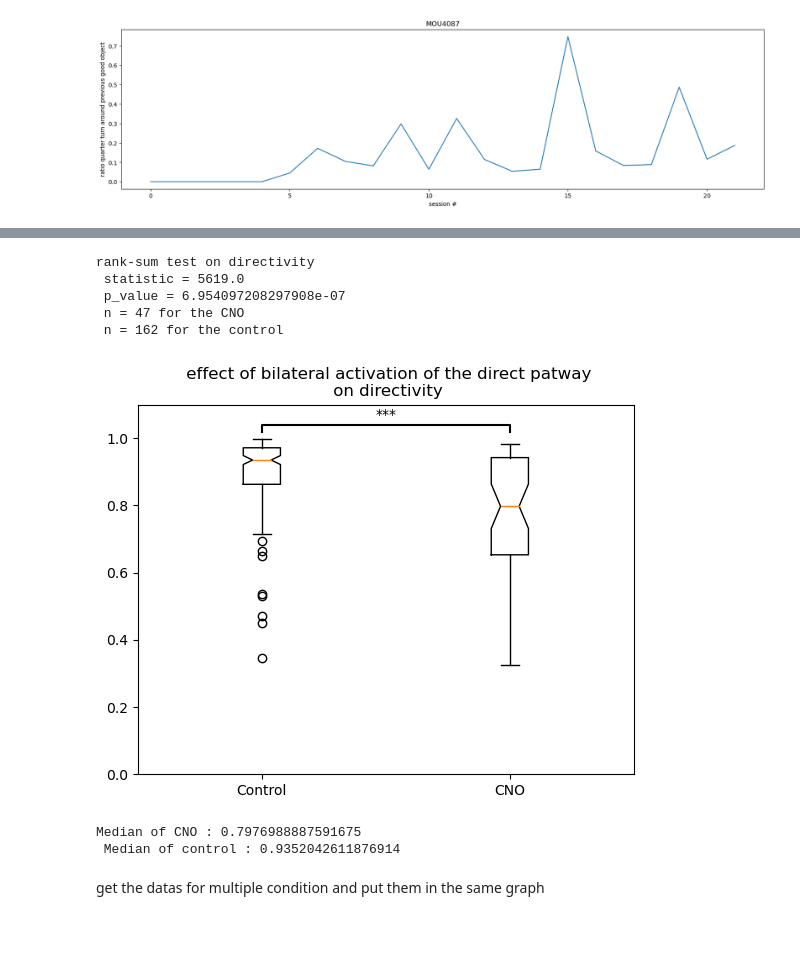
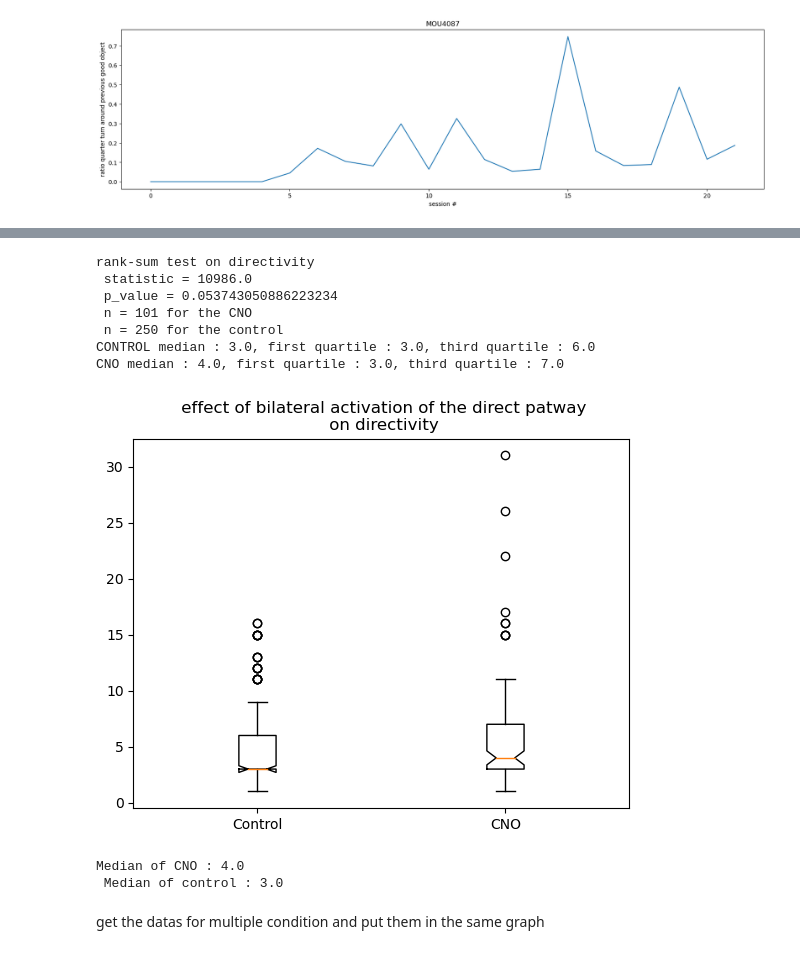
Before and after one commit to Siarkos/codes_internship_Robbe_2023, a Jupyter notebook: analysis_all_session.ipynb, the cells around one changed output, grey strips where cells are left out. Drawn from its saved outputs; the diff is of its cells as text; code cells hidden in the pictures.

```diff
--- a/analysis_all_session.ipynb
+++ b/analysis_all_session.ipynb
@@ -364,35 +370,3 @@ def suiviVariable(fonction_variable, liste_souris, metaData, meta_list_epoch, me
     # elif output_type == "median" : #the default is the median curve
     else :
         raise ValueError("graph type not recognized")
-# %%
-def stats_between_two_sessions(fonction_variable, liste_souris, metaData, meta_list_epoch, meta_session_info, meta_turn_info, variableName = ""):
-    """
-    function which show the evolution of the result of the 'fonction_variable' across the different sessions for every mouse
-
-    fonction_variable : function which take in entry the part of MetaData corresponding to the session then the list_epoch for the session and give back the variable for the session under the form of a list of values
-    liste_souris : (list of string) list of the mouse numbers which need to be printed. All mouse cited here must have been treated in the first cell
-    metaData : the dataframe MetaData obtained in the first cell
-    meta_list_epoch : the dataframe Meta_list_epoch obtained in the first cell
-    meta_session_info : the dictionnary of dataframes Meta_session_info obtained in the first cell
-    variableName : (string) the name given of the y axis
-    meta_turn_info : Meta_turn
-    """
-
-
-
-    resultats = {} # creat the dictionnary which will hold the result of the function calls
-    for souris in liste_souris : resultats[souris] = []
-    nb_line = len(liste_souris)
-
-
-    for souris in liste_souris :
-
-        for a in range(len(meta_session_info[souris].index)) : #loop on each session for each mouse
-            session = meta_session_info[souris].index[a]
-
-
-            start_data = meta_session_info[souris].loc[session, "startPosition"]#get the start and end indice for the session (on the metadata dataframe)
-            end_data = meta_session_info[souris].loc[session, "endPosition"]
-            liste_epoch = [[epoch[0] - start_data, epoch[1] - start_data, epoch[2]] for epoch in meta_list_epoch[souris][session]] #get the correct indice on the epoch for a reduce dataframe
-
-            variable_for_the_session = fonction_variable(metaData.loc[metaData.index[start_data: end_data]], liste_epoch, meta_session_info[souris].loc[meta_session_info[souris].index == session]) #actual function call
@@ -673,11 +679,11 @@ Cell containing the function used to do the stats for Alice's Master thesis
 # %%
 def stats_between_two_sessions(fonction_variable, mouse_name, list_session_names, metaData, meta_list_epoch, meta_session_info, meta_turn_info, variableName = ""):
     """
-    function which show the statistical difference between both sessions
+    function which show the statistical difference between both groups of sessions
 
     fonction_variable : function which take in entry the part of MetaData corresponding to the session then the list_epoch for the session and give back the variable for the session under the form of a list of values
     mouse_name : (string) name of the mouse
-    list_session_names : list of list of strings under the format [['name of CNO session 1', 'name of CNO session 2',...], ['name of control session 1', 'name of control session 2', ...]]
+    list_session_names : list of list of strings under the format [['name of control session 1', 'name of control session 2',...], ['name of CNO session 1', 'name of CNO session 2', ...]]
     metaData : the dataframe MetaData obtained in the first cell
     meta_list_epoch : the dataframe Meta_list_epoch obtained in the first cell
     meta_session_info : the dictionnary of dataframes Meta_session_info obtained in the first cell
@@ -705,6 +711,8 @@ def stats_between_two_sessions(fonction_variable, mouse_name, list_session_names
 
     statistic, p_value = stats.mannwhitneyu(variable_for_the_session[0], variable_for_the_session[1])
     print(f"rank-sum test on {variableName} \n statistic = {statistic} \n p_value = {p_value} \n n = {len(variable_for_the_session[1])} for the CNO \n n = {len(variable_for_the_session[0])} for the control")
+    print(f"CONTROL median : {np.quantile(variable_for_the_session[0], 0.5)}, first quartile : {np.quantile(variable_for_the_session[0], 0.25)}, third quartile : {np.quantile(variable_for_the_session[0], 0.75)}")
+    print(f"CNO median : {np.quantile(variable_for_the_session[1], 0.5)}, first quartile : {np.quantile(variable_for_the_session[1], 0.25)}, third quartile : {np.quantile(variable_for_the_session[1], 0.75)}")
 
     return variable_for_the_session, p_value
 # %%
@@ -782,7 +790,7 @@ def directivityBetweenObjectB(df, list_epoch, session_infos, dfturns): #take the
 # Mou3975 phase 3 ["MOU3975_20230313-1145", "MOU3975_20230318-1227"], ["MOU3975_20230315-1209", "MOU3975_20230320-1154"]
 
 variable_name  = "directivity"
-variables, p_value = stats_between_two_sessions(fonction_variable=directivityBetweenObjectB, mouse_name= "MOU3975", list_session_names= [["MOU3975_20230313-1145", "MOU3975_20230318-1227"], ["MOU3975_20230315-1209", "MOU3975_20230320-1154"]],
+variables, p_value = stats_between_two_sessions(fonction_variable=howturnB4Going, mouse_name= "MOU3975", list_session_names= [["MOU3975_20230313-1145", "MOU3975_20230318-1227"], ["MOU3975_20230315-1209", "MOU3975_20230320-1154"]],
                             metaData= MetaData, meta_list_epoch= Meta_list_epoch, meta_session_info= Meta_session_infos, meta_turn_info= Meta_turn,
                             variableName= variable_name)
 pathway = "direct"
@@ -792,42 +800,44 @@ laterality = "bilateral"
 
 
 infos = plt.boxplot(variables, notch = True)
 plt.xticks(ticks = [1, 2], labels= ['Control', 'CNO'])
 plt.title(f" effect of {laterality} {activity} of the {pathway} patway\n on {variable_name}")
 
 if p_value < 0.05:
     bottom, top = plt.ylim()
 
     #if need to get fixed limits, do it here :
-    bottom = 0
-    top = 1
+    # bottom = 0
+    # top = 1
 
 
     ranging = top - bottom
     base = top + 0.02 * ranging
     max_bar = top + 0.04 * ranging
     if p_value < 0.001 :
         symbol = "***"
     elif p_value < 0.01 :
         symbol = "**"
     else :
         symbol = "*"
 
     plt.plot([1, 1, 2, 2], [base, max_bar, max_bar, base], c= "k")
     plt.text(1.5, top + 0.05 * ranging, symbol, ha='center', va='bottom', c='k')
     plt.ylim(bottom, top + 0.1 * ranging)
 plt.show()
 
 print(f"Median of CNO : {np.median(variables[1])} \n Median of control : {np.median(variables[0])}")
 # %% [output]
 rank-sum test on directivity
- statistic = 5619.0
- p_value = 6.954097208297908e-07
- n = 47 for the CNO
- n = 162 for the control
+ statistic = 10986.0
+ p_value = 0.053743050886223234
+ n = 101 for the CNO
+ n = 250 for the control
+CONTROL median : 3.0, first quartile : 3.0, third quartile : 6.0
+CNO median : 4.0, first quartile : 3.0, third quartile : 7.0
-[figure, old version]
+[figure, new version]
-Median of CNO : 0.7976988887591675
- Median of control : 0.9352042611876914
+Median of CNO : 4.0
+ Median of control : 3.0
 # %% [markdown]
 get the datas for multiple condition and put them in the same graph
 # %%
```
Also changed, not shown: parts of 14 cells of this notebook, 3 other files.
